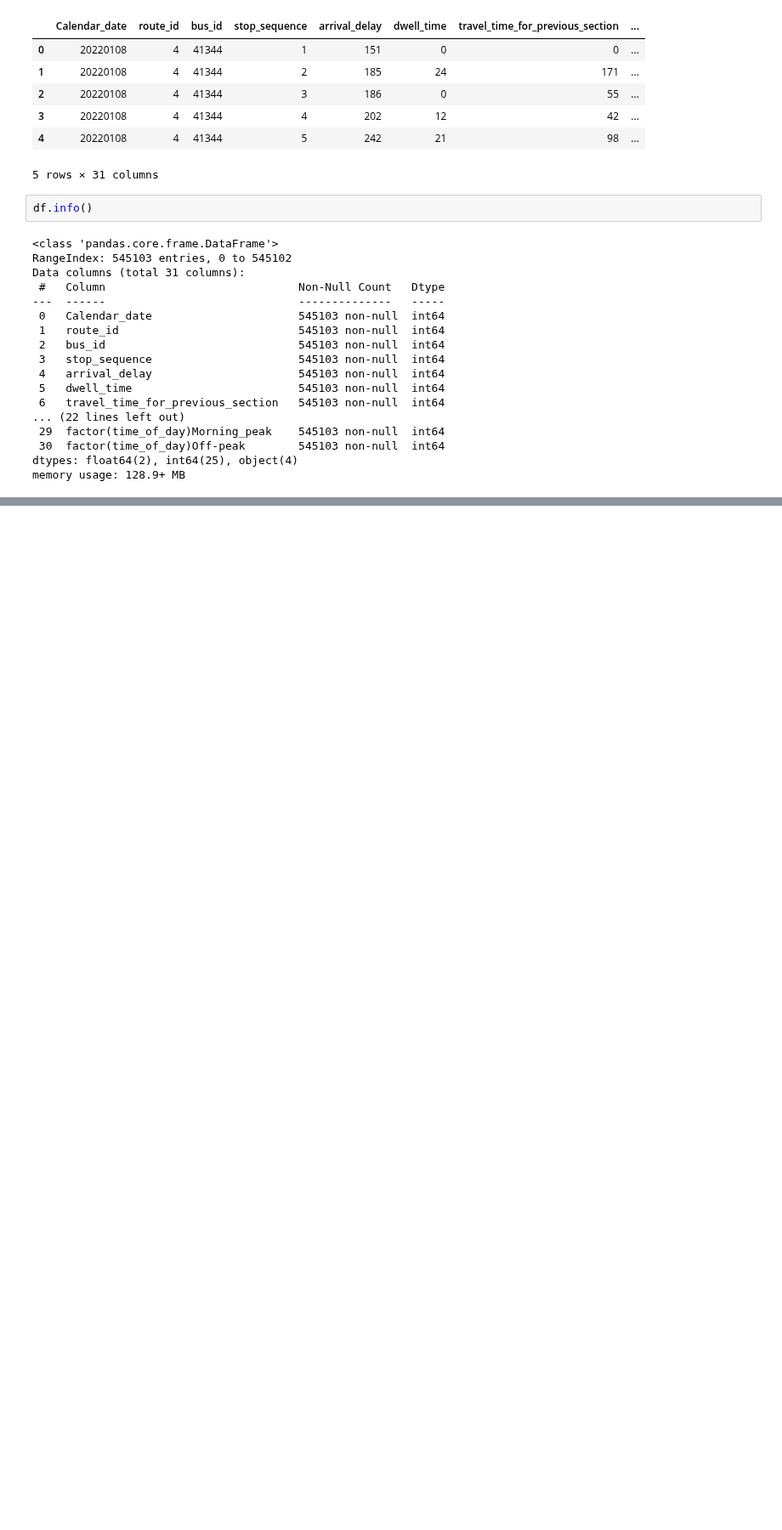
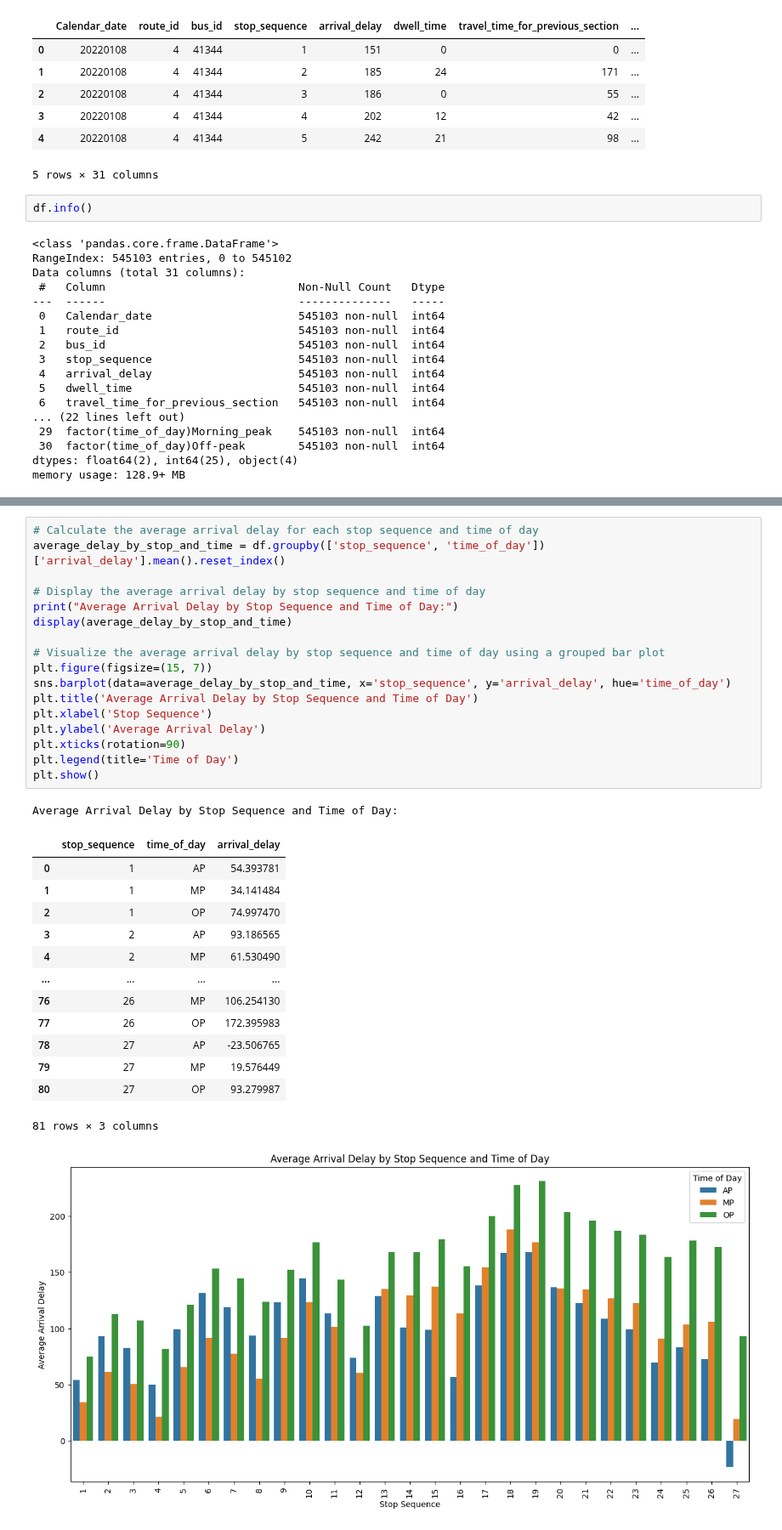
Before and after one commit to Gioalf/AH2179, a Jupyter notebook: project/AIprojectGioAlf.ipynb, the cells around one changed output, grey strips where cells are left out. Shown at 85% size. Saved outputs shown, nothing was run; the diff lists cells and outputs as text; blank space fills up the shorter version.

```diff
--- a/project/AIprojectGioAlf.ipynb
+++ b/project/AIprojectGioAlf.ipynb
@@ -49,0 +159,33 @@ memory usage: 128.9+ MB
+# %%
+# Calculate the average arrival delay for each stop sequence and time of day
+average_delay_by_stop_and_time = df.groupby(['stop_sequence', 'time_of_day'])['arrival_delay'].mean().reset_index()
+
+# Display the average arrival delay by stop sequence and time of day
+print("Average Arrival Delay by Stop Sequence and Time of Day:")
+display(average_delay_by_stop_and_time)
+
+# Visualize the average arrival delay by stop sequence and time of day using a grouped bar plot
+plt.figure(figsize=(15, 7))
+sns.barplot(data=average_delay_by_stop_and_time, x='stop_sequence', y='arrival_delay', hue='time_of_day')
+plt.title('Average Arrival Delay by Stop Sequence and Time of Day')
+plt.xlabel('Stop Sequence')
+plt.ylabel('Average Arrival Delay')
+plt.xticks(rotation=90)
+plt.legend(title='Time of Day')
+plt.show()
+# %% [output]
+Average Arrival Delay by Stop Sequence and Time of Day:
+|  | stop_sequence | time_of_day | arrival_delay |
+| 0 | 1 | AP | 54.393781 |
+| 1 | 1 | MP | 34.141484 |
+| 2 | 1 | OP | 74.997470 |
+| 3 | 2 | AP | 93.186565 |
+| 4 | 2 | MP | 61.530490 |
+| ... | ... | ... | ... |
+| 76 | 26 | MP | 106.254130 |
+| 77 | 26 | OP | 172.395983 |
+| 78 | 27 | AP | -23.506765 |
+| 79 | 27 | MP | 19.576449 |
+| 80 | 27 | OP | 93.279987 |
+81 rows × 3 columns
+[figure, added]
```
Also changed, not shown: parts of 17 cells of this notebook.
